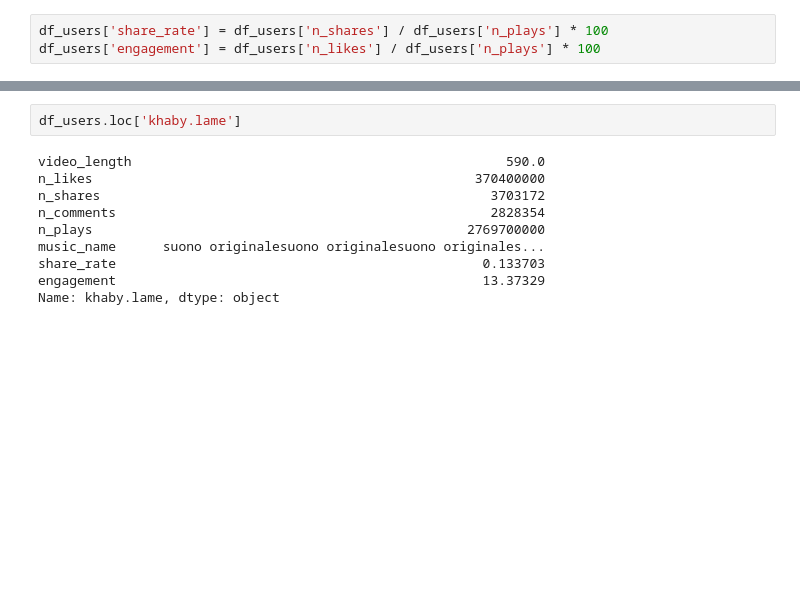
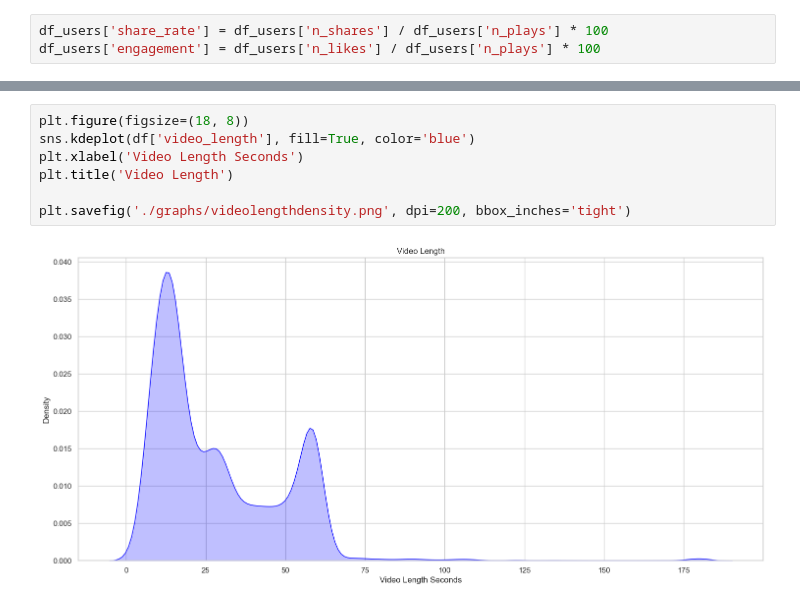
Before and after one commit to lucasstavares/tiktokbrtrends, a Jupyter notebook: tiktoktrending.ipynb, the cells around one changed output, grey strips where cells are left out. Cells and saved outputs as stored; diff of their text form; blank space fills up the shorter version.

```diff
--- a/tiktoktrending.ipynb
+++ b/tiktoktrending.ipynb
@@ -185,13 +156,10 @@ plt.xticks(rotation=45, ha='right')
 [figure]
 # %%
-df_users.loc['khaby.lame']
+plt.figure(figsize=(18, 8))
+sns.kdeplot(df['video_length'], fill=True, color='blue')
+plt.xlabel('Video Length Seconds')
+plt.title('Video Length')
+
+plt.savefig('./graphs/videolengthdensity.png', dpi=200, bbox_inches='tight')
 # %% [output]
-video_length                                                590.0
-n_likes                                                 370400000
-n_shares                                                  3703172
-n_comments                                                2828354
-n_plays                                                2769700000
-music_name      suono originalesuono originalesuono originales...
-share_rate                                               0.133703
-engagement                                               13.37329
-Name: khaby.lame, dtype: object
+[figure, added]
```
Also changed, not shown: parts of 13 cells of this notebook, 7 other files.
